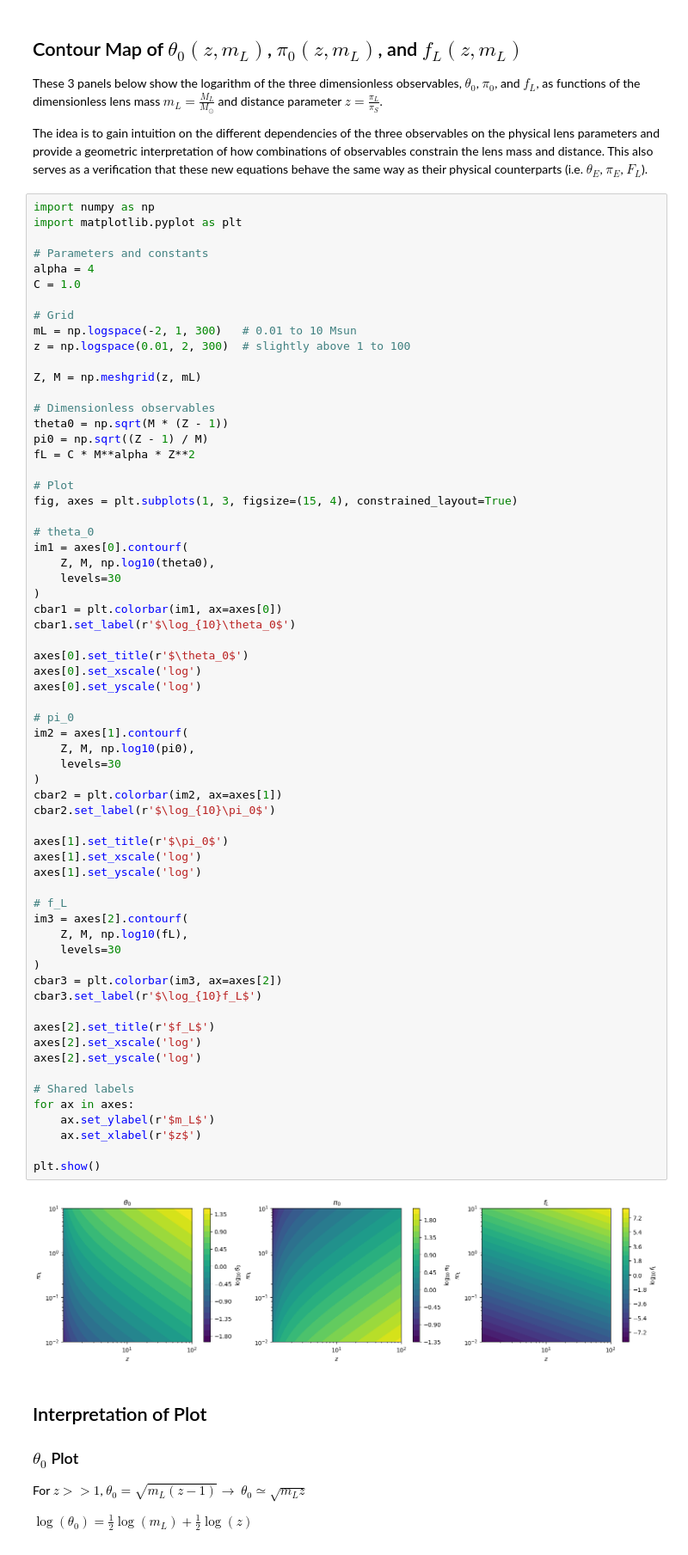
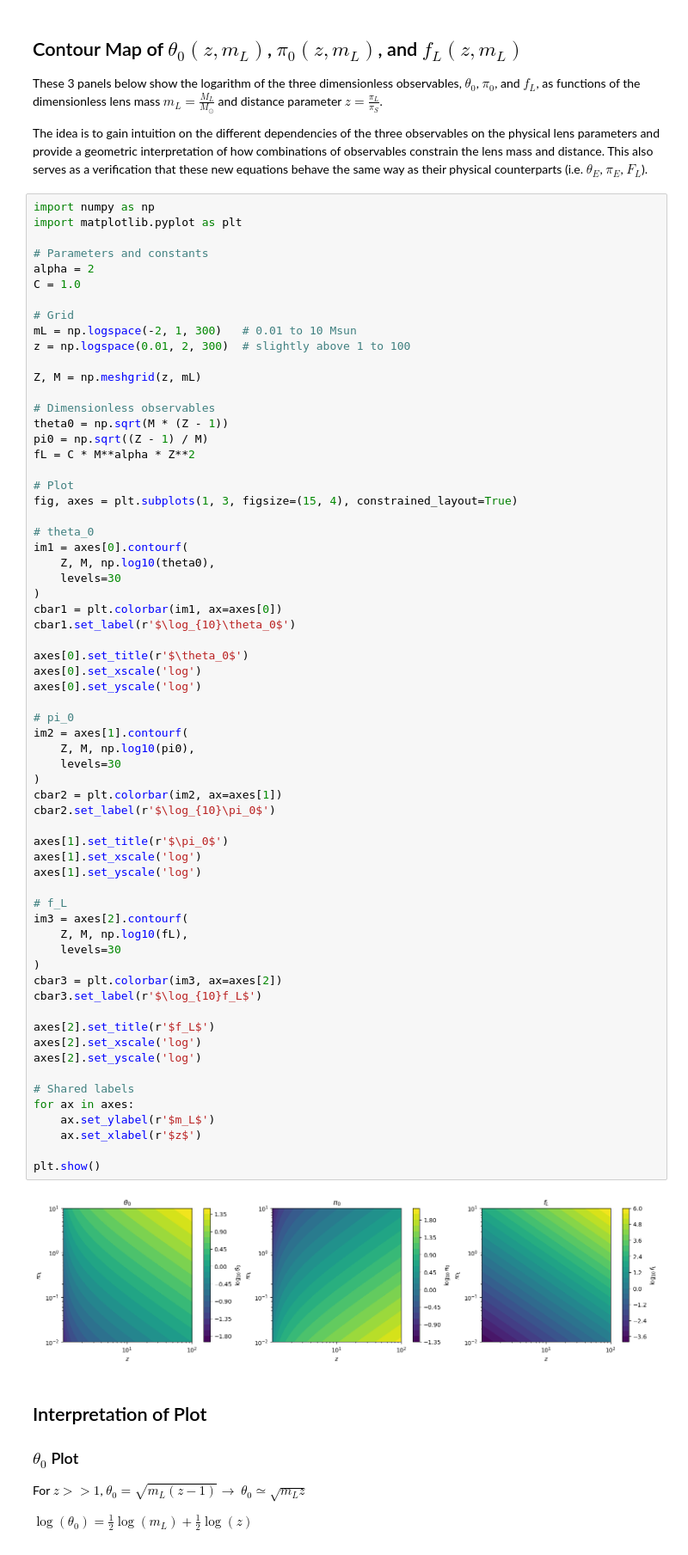
Before and after one commit to truskoa1/Roman-Microlensing-Mass-Distance, a Jupyter notebook: analysis.ipynb, the cells around one changed output. Shown at 86% size. Cells and saved outputs as stored; diff of their text form.

```diff
--- a/analysis.ipynb
+++ b/analysis.ipynb
@@ -43,7 +43,7 @@ import numpy as np
 import matplotlib.pyplot as plt
 
 # Parameters and constants
-alpha = 4
+alpha = 2
 C = 1.0
 
 # Grid
@@ -76,34 +76,34 @@ axes[0].set_yscale('log')
 im2 = axes[1].contourf(
     Z, M, np.log10(pi0),
     levels=30
 )
 cbar2 = plt.colorbar(im2, ax=axes[1])
 cbar2.set_label(r'$\log_{10}\pi_0$')
 
 axes[1].set_title(r'$\pi_0$')
 axes[1].set_xscale('log')
 axes[1].set_yscale('log')
 
 # f_L
 im3 = axes[2].contourf(
     Z, M, np.log10(fL),
     levels=30
 )
 cbar3 = plt.colorbar(im3, ax=axes[2])
 cbar3.set_label(r'$\log_{10}f_L$')
 
 axes[2].set_title(r'$f_L$')
 axes[2].set_xscale('log')
 axes[2].set_yscale('log')
 
 # Shared labels
 for ax in axes:
     ax.set_ylabel(r'$m_L$')
     ax.set_xlabel(r'$z$')
 
 plt.show()
 # %% [output]
-[figure, old version]
+[figure, new version]
 # %% [markdown]
 ## Interpretation of Plot
 
```
Also changed, not shown: parts of 4 cells of this notebook, 1 other file.
